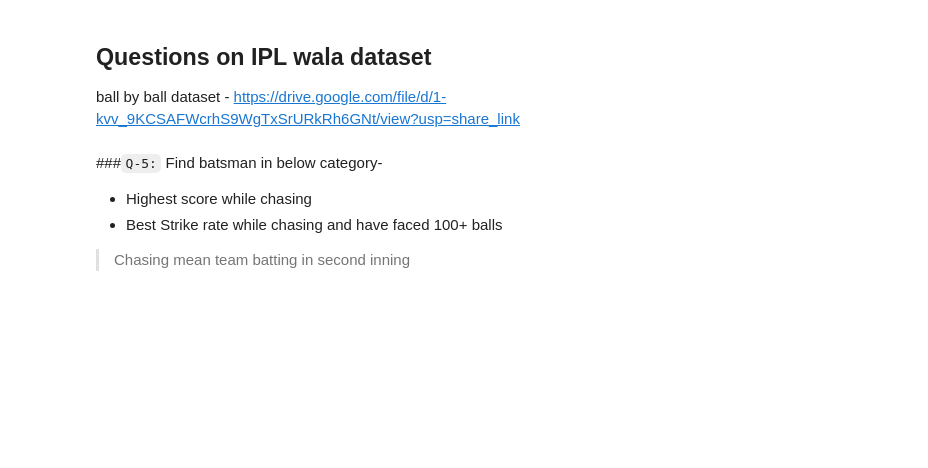
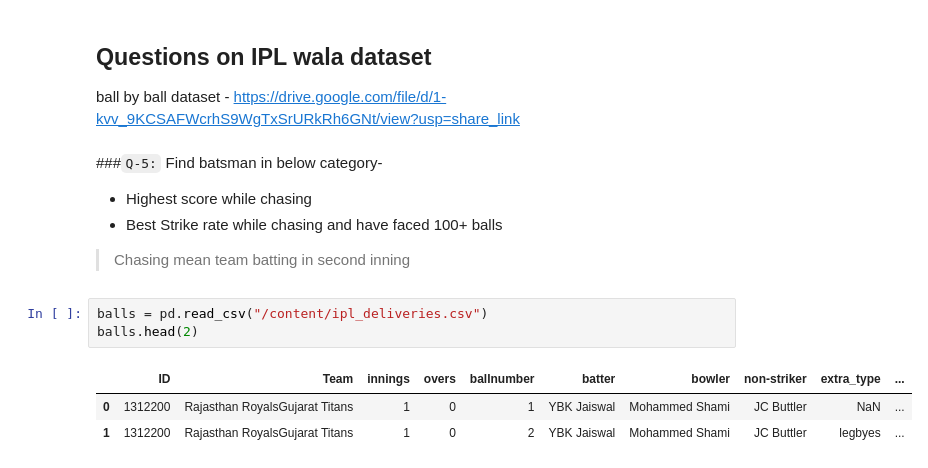
Before and after one commit to Ayesha-Zaman/Intelligence-Journey-, a Jupyter notebook: 07: Advanced Pandas/ GroupBy Object in Pandas/ Task 19: GroupBy Object in Pandas.ipynb, the cells around one changed output. Cells and saved outputs as stored; diff of their text form; blank space fills up the shorter version.

```diff
--- a/07: Advanced Pandas/ GroupBy Object in Pandas/ Task 19: GroupBy Object in Pandas.ipynb
+++ b/07: Advanced Pandas/ GroupBy Object in Pandas/ Task 19: GroupBy Object in Pandas.ipynb
@@ -180,3 +180,10 @@ ball by ball dataset - https://drive.google.com/file/d/1-kvv_9KCSAFWcrhS9WgTxSrU
 
 
 > Chasing mean team batting in second inning
+# %%
+balls = pd.read_csv("/content/ipl_deliveries.csv")
+balls.head(2)
+# %% [output]
+|  | ID | Team | innings | overs | ballnumber | batter | bowler | non-striker | extra_type | ... |
+| 0 | 1312200 | Rajasthan RoyalsGujarat Titans | 1 | 0 | 1 | YBK Jaiswal | Mohammed Shami | JC Buttler | NaN | ... |
+| 1 | 1312200 | Rajasthan RoyalsGujarat Titans | 1 | 0 | 2 | YBK Jaiswal | Mohammed Shami | JC Buttler | legbyes | ... |
```
Also changed, not shown: parts of 8 cells of this notebook.
